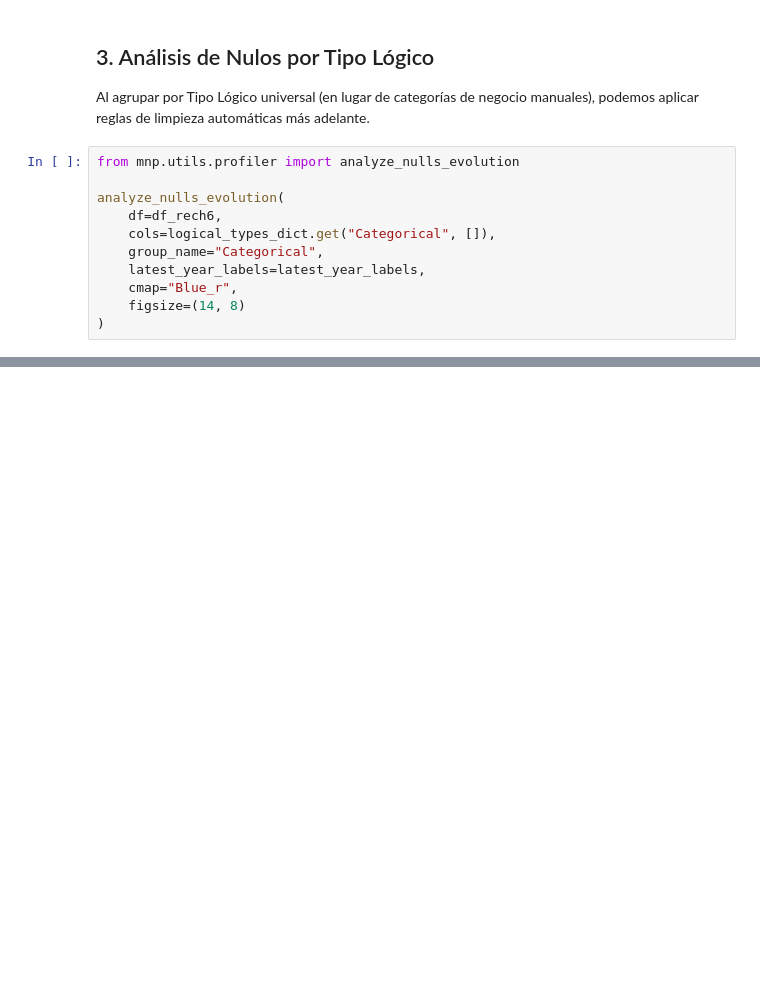
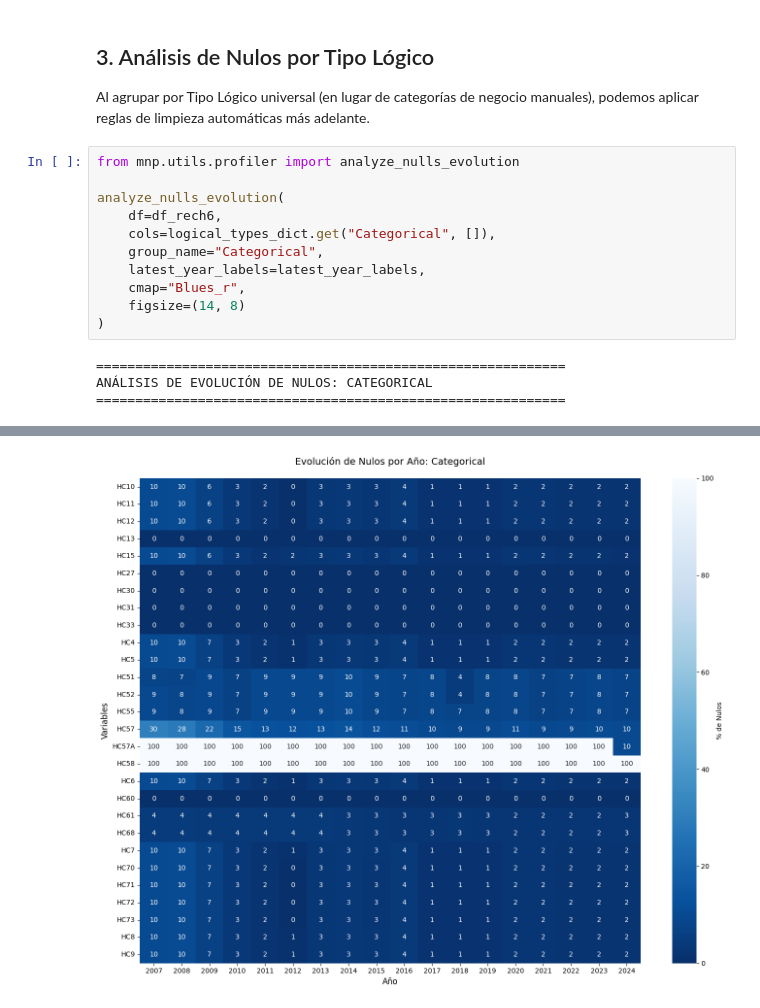
Before and after one commit to abelguevara-upeu/malnutrition-research, a Jupyter notebook: notebooks/01_data_understanding/rech6_antropometria/01_rech6_schema_y_tipos.ipynb, the cells around one changed output, grey strips where cells are left out. Cells and saved outputs as stored; diff of their text form; blank space fills up the shorter version.

```diff
--- a/notebooks/01_data_understanding/rech6_antropometria/01_rech6_schema_y_tipos.ipynb
+++ b/notebooks/01_data_understanding/rech6_antropometria/01_rech6_schema_y_tipos.ipynb
@@ -108,6 +205,10 @@ analyze_nulls_evolution(
     cols=logical_types_dict.get("Categorical", []),
     group_name="Categorical",
     latest_year_labels=latest_year_labels,
-    cmap="Blue_r",
+    cmap="Blues_r",
     figsize=(14, 8)
 )
+# %% [output]
+============================================================
+ANÁLISIS DE EVOLUCIÓN DE NULOS: CATEGORICAL
+============================================================
@@ -114,3 +232,4 @@ analyze_nulls_evolution(
+[figure, added]
 # %%
 from mnp.utils.profiler import analyze_nulls_evolution
 
```
Also changed, not shown: parts of 8 cells of this notebook, 3 other files.
